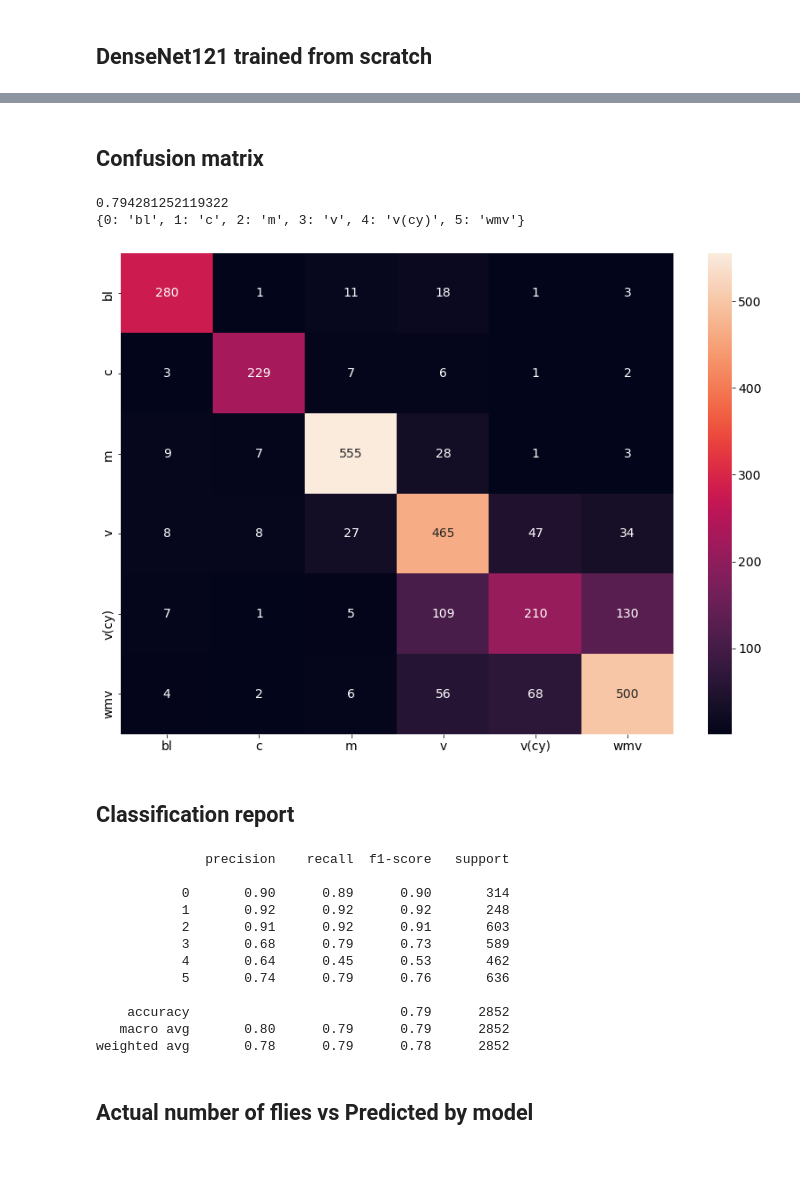
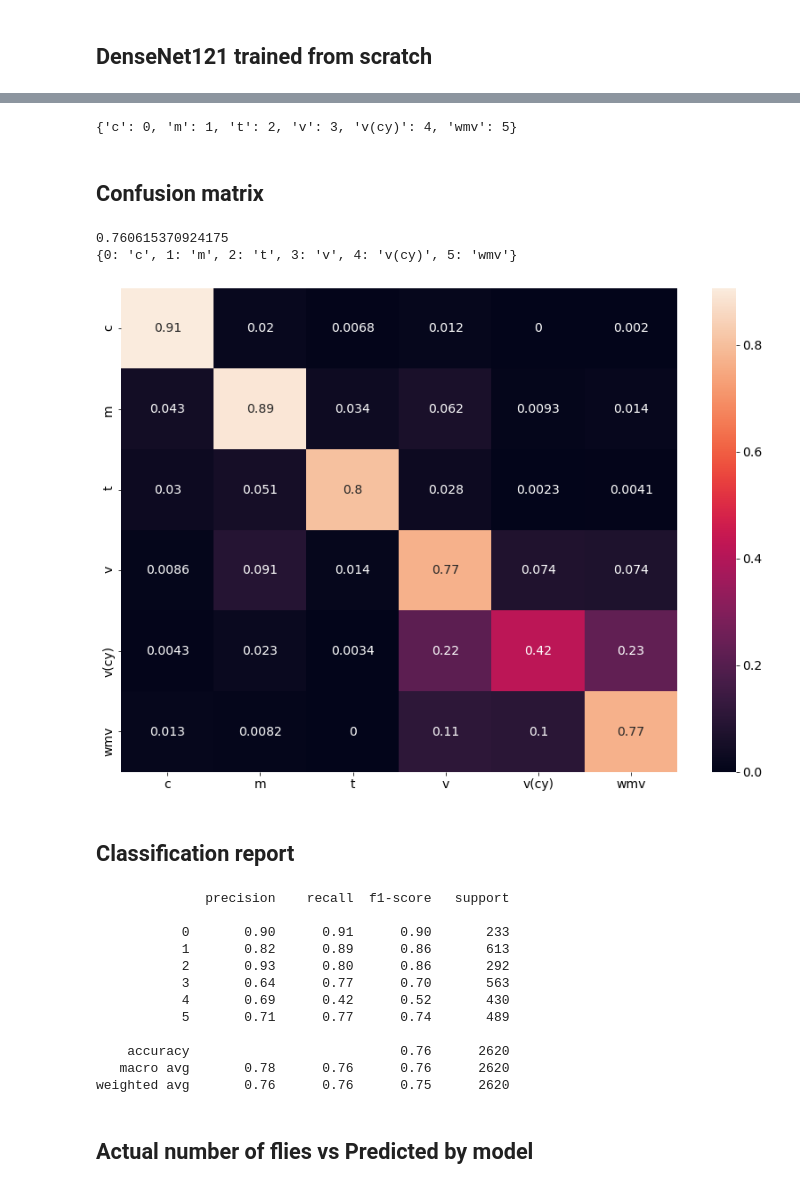
Before and after one commit to kalfasyan/yannis_impy, a Jupyter notebook: PlottingConfusionMatrices.ipynb, the cells around one changed output, grey strips where cells are left out. Saved outputs shown, nothing was run; the diff lists cells and outputs as text; code cells hidden in the pictures; blank space fills up the shorter version.

```diff
--- a/PlottingConfusionMatrices.ipynb
+++ b/PlottingConfusionMatrices.ipynb
@@ -57,16 +57,21 @@ for i, sub in df_orig.groupby(['pname']):
         target_insect_dict[i] = 0
 ser = pd.Series(target_insect_dict, index=target_insect_dict.keys()).sort_values(ascending=False)
 
-test_plates = ['beauv_8719_C_84_160_1-15 s_11_48 mm_Manual_Manual_6240 x 4160',
+test_plates = [#'beauv_8719_C_84_160_1-15 s_11_48 mm_Manual_Manual_6240 x 4160',
               'kampen_w26_C_79_160_1-15 s_11_48 mm_Manual_Manual_6240 x 4160',
               'herent_09160819_10_F10_51 mm_ISO160_1-15 s',
               'kampen_w32_AA_17_F10_51 mm_ISO160_1-15 s_3daysold',
+#               'kampen_w26_A_77_160_1-15 s_11_48 mm_Manual_Manual_6240 x 4160',
               'brainlal_w27_B_59_160_1-15 s_11_48 mm_Manual_Manual_6240 x 4160',
+#               'beauv_8719_B_83_160_1-15 s_11_48 mm_Manual_Manual_6240 x 4160',
               'herent_09160819_13_F10_51 mm_ISO160_1-15 s',
               'beauv_w27_C_57_160_1-15 s_11_48 mm_Manual_Manual_6240 x 4160',
+#               'brainlal_w27_A_58_160_1-15 s_11_48 mm_Manual_Manual_6240 x 4160',
               'her_2856719_03_03_160_1-15 s_11_48 mm_Manual_Manual_6240 x 4160',
               'herent_09160819_14_F10_51 mm_ISO160_1-15 s',
+#               'brainelal_8719_C_82_160_1-15 s_11_48 mm_Manual_Manual_6240 x 4160',
                'beauvech_w37_B_F10_51 mm_ISO160_1-15 s',
+#                'her_2128619_16_48_160_1-15 s_11_48 mm_Manual_Manual_6240 x 4160',
                'kampen_w27_AA_68_160_1-15 s_11_48 mm_Manual_Manual_6240 x 4160',
                'her_2128619_11_43_160_1-15 s_11_48 mm_Manual_Manual_6240 x 4160',
                'beauvech_w35_B_F10_51 mm_ISO160_1-15 s',
@@ -80,8 +85,10 @@ test_plates = ['beauv_8719_C_84_160_1-15 s_11_48 mm_Manual_Manual_6240 x 4160',
                'kampen_w28_A_64_160_1-15 s_11_48 mm_Manual_Manual_6240 x 4160',
                'beauv_w25_A_49_160_1-15 s_11_48 mm_Manual_Manual_6240 x 4160',
                'her_512719_14_30_160_1-15 s_11_48 mm_Manual_Manual_6240 x 4160',
-               'kampen_w37_C_F10_51 mm_ISO160_1-15 s'
+               'kampen_w37_C_F10_51 mm_ISO160_1-15 s',
+               'kampen_w39_B_F10_51 mm_ISO160_1-15 s'
               ]
+
 ########  #############
 plt.rcParams.update({'font.size': 14})
 
@@ -153,7 +160,9 @@ df_test['actual_number'] = df_test.insect_plate_names.apply(lambda x: target_ins
 # %% [markdown]
 ## DenseNet121 trained from scratch
 # %%
-base_model = DenseNet121(include_top=False, weights='imagenet',
+from tensorflow.keras.applications import NASNetLarge
+
+base_model = NASNetLarge(include_top=False, weights=None,
                          input_shape=(img_dim,img_dim,3))
 x = base_model.output
 x = GlobalAveragePooling2D()(x)
@@ -181,17 +190,36 @@ Please use Model.predict, which supports generators.
+# %%
+def get_labelencoder_mapping(le):
+    '''
+    Return a dict mapping labels to their integer values
+    from an SKlearn LabelEncoder
+    le = a fitted SKlearn LabelEncoder
+    '''
+    res = {}
+    for cl in le.classes_:
+        res.update({cl:le.transform([cl])[0]})
+
+    return res
+
+get_labelencoder_mapping(le)
+# %% [output]
+{'c': 0, 'm': 1, 't': 2, 'v': 3, 'v(cy)': 4, 'wmv': 5}
 # %% [markdown]
 ## Confusion matrix
 # %%
+# from sklearn.metrics import accuracy_score
 print(balanced_accuracy_score(y_test, y_pred))
 name_map = dict(zip(le.transform(le.classes_), le.classes_))
 print(name_map)
 
 plt.figure(figsize=(14,10))
-sns.heatmap(confusion_matrix(le.fit_transform(y_test), y_pred), annot=True, fmt='.0f', xticklabels=list(name_map.values()), yticklabels=list(name_map.values()))
+cm = confusion_matrix(le.fit_transform(y_test), y_pred)
+cm = cm / cm.astype(np.float).sum(axis=1)
+sns.heatmap(cm, annot=True, xticklabels=list(name_map.values()), yticklabels=list(name_map.values()))
 sns.set(font_scale=2.4)
 # %% [output]
-0.794281252119322
-{0: 'bl', 1: 'c', 2: 'm', 3: 'v', 4: 'v(cy)', 5: 'wmv'}
+0.760615370924175
+{0: 'c', 1: 'm', 2: 't', 3: 'v', 4: 'v(cy)', 5: 'wmv'}
-[figure, old version]
+[figure, new version]
 # %% [markdown]
 ## Classification report
 # %%
@@ -201,16 +229,16 @@ print(classification_report(y_test, y_pred))
 # %% [output]
               precision    recall  f1-score   support
 
-           0       0.90      0.89      0.90       314
-           1       0.92      0.92      0.92       248
-           2       0.91      0.92      0.91       603
-           3       0.68      0.79      0.73       589
-           4       0.64      0.45      0.53       462
-           5       0.74      0.79      0.76       636
+           0       0.90      0.91      0.90       233
+           1       0.82      0.89      0.86       613
+           2       0.93      0.80      0.86       292
+           3       0.64      0.77      0.70       563
+           4       0.69      0.42      0.52       430
+           5       0.71      0.77      0.74       489
 
-    accuracy                           0.79      2852
-   macro avg       0.80      0.79      0.79      2852
-weighted avg       0.78      0.79      0.78      2852
+    accuracy                           0.76      2620
+   macro avg       0.78      0.76      0.76      2620
+weighted avg       0.76      0.76      0.75      2620
 # %% [markdown]
 ## Actual number of flies vs Predicted by model
 # %%
```
Also changed, not shown: parts of 5 cells of this notebook, 6 other files.
